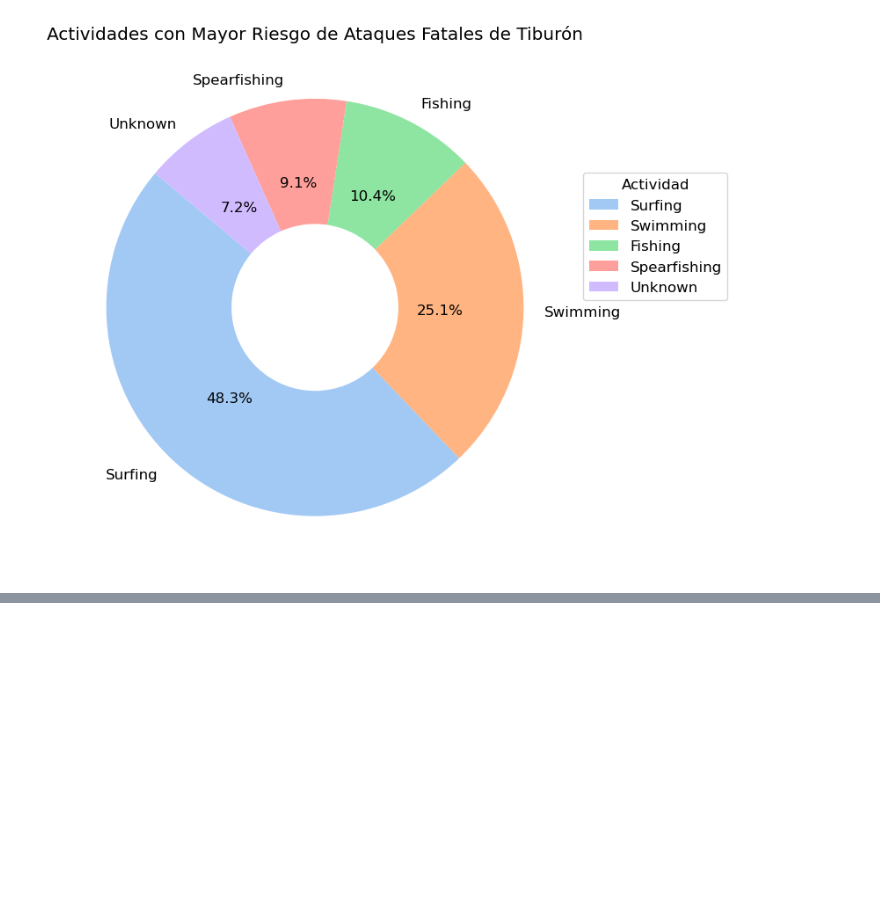
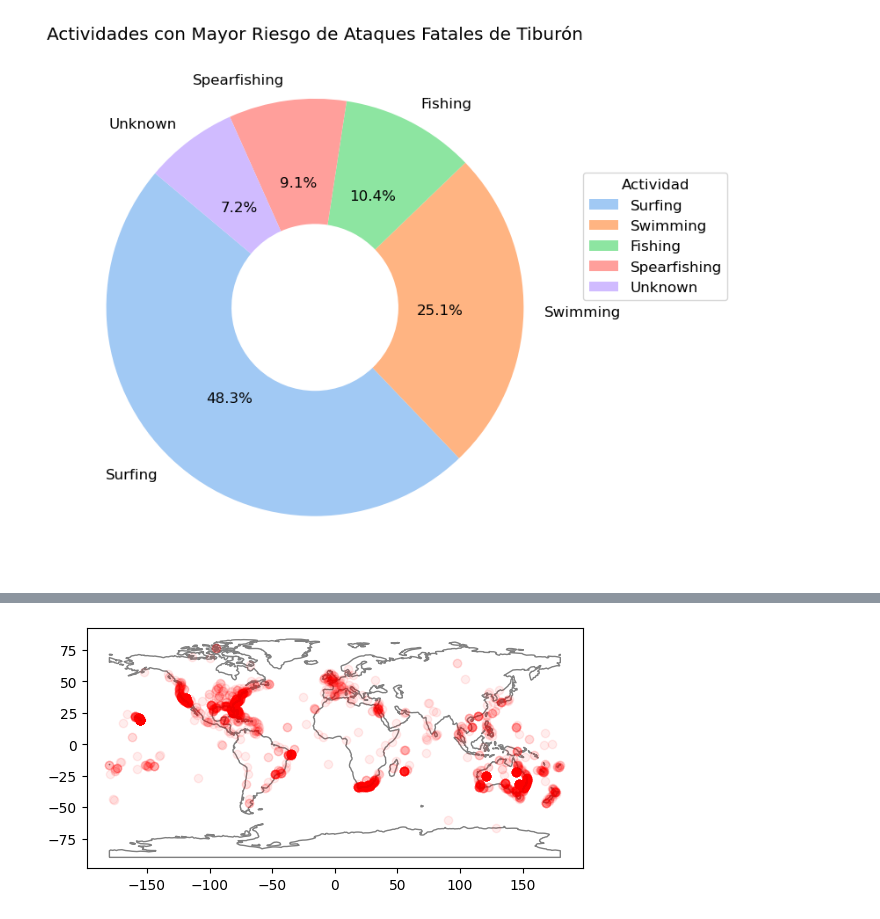
Before and after one commit to cohet3/sharkAttack_g7, a Jupyter notebook: main.ipynb, the cells around one changed output, grey strips where cells are left out. Drawn from its saved outputs; the diff is of its cells as text; code cells hidden in the pictures; blank space fills up the shorter version.

```diff
--- a/main.ipynb
+++ b/main.ipynb
@@ -194,3 +194,11 @@ plt.tight_layout()
 plt.show()
 # %% [output]
 [figure]
+# %%
+# plot the attacks on a map
+
+# create geodataframe
+gdf = geopandas.GeoDataFrame(
+    shark_attack_total, geometry=geopandas.points_from_xy(shark_attack_total.longitude, shark_attack_total.latitude), crs="EPSG:4326"
+)
+gdf.head()
@@ -196,0 +212,12 @@ plt.show()
+# %%
+world = geopandas.read_file(get_path("naturalearth.land"))
+
+# We can now plot the ``GeoDataFrame``.
+ax = world.clip([-180, -90, 180, 90]).plot(color="white", edgecolor="grey")
+
+# We can now plot our ``GeoDataFrame``.
+gdf.plot(ax=ax, color="red", alpha=0.07)
+
+plt.show()
+# %% [output]
+[figure, added]
```
Also changed, not shown: parts of 1 cell of this notebook.
